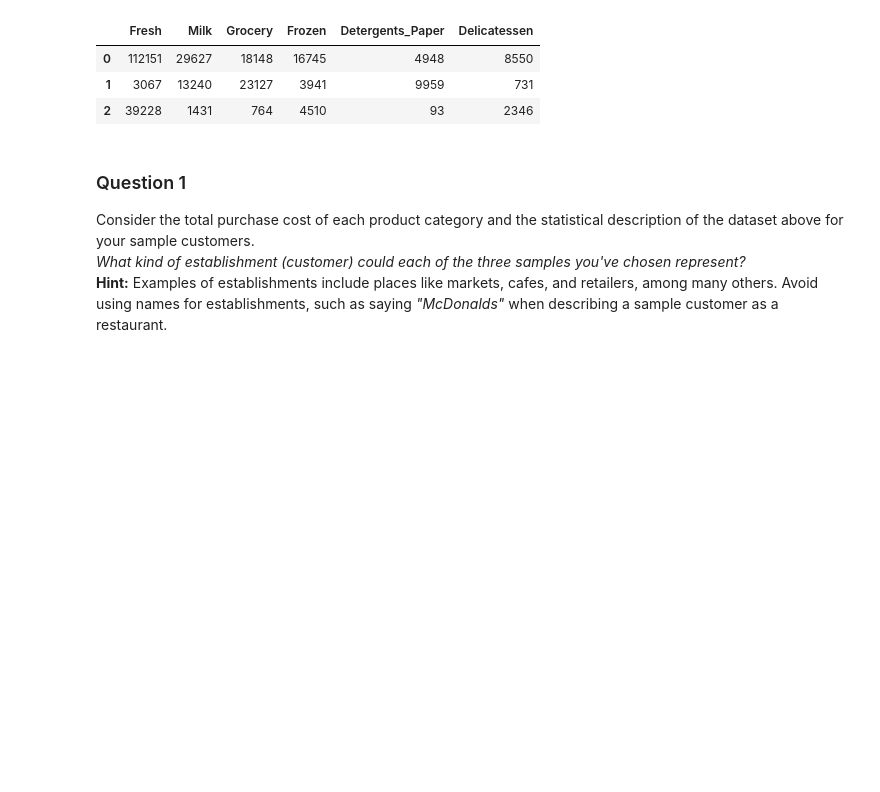
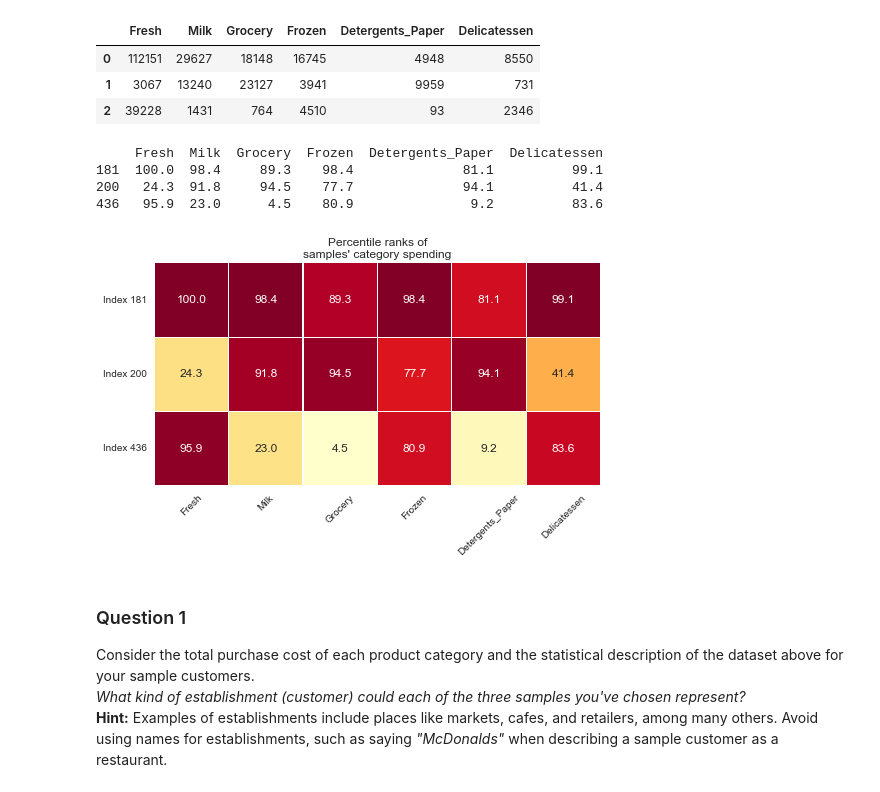
Before and after one commit to iterativo/machine-learning-nanodegree, a Jupyter notebook: projects/creating_customer_segments/customer_segments.ipynb, the cells around one changed output. Drawn from its saved outputs; the diff is of its cells as text; code cells hidden in the pictures; blank space fills up the shorter version.

```diff
--- a/projects/creating_customer_segments/customer_segments.ipynb
+++ b/projects/creating_customer_segments/customer_segments.ipynb
@@ -72,6 +72,25 @@ Chosen samples of wholesale customers dataset:
 | 0 | 112151 | 29627 | 18148 | 16745 | 4948 | 8550 |
 | 1 | 3067 | 13240 | 23127 | 3941 | 9959 | 731 |
 | 2 | 39228 | 1431 | 764 | 4510 | 93 | 2346 |
+# %%
+import matplotlib.pyplot as plt
+import seaborn as sns
+
+# look at percentile ranks
+pcts = 100. * data.rank(axis=0, pct=True).iloc[indices].round(decimals=3)
+print pcts
+
+# visualize percentiles with heatmap
+sns.heatmap(pcts, annot=True, linewidth=.1, vmax=99, fmt='.1f', cmap='YlOrRd', square=True, cbar=False)
+plt.yticks([2.5,1.5,.5], ['Index '+str(x) for x in indices], rotation='horizontal')
+plt.xticks(rotation=45, ha='center')
+plt.title('Percentile ranks of\nsamples\' category spending');
+# %% [output]
+     Fresh  Milk  Grocery  Frozen  Detergents_Paper  Delicatessen
+181  100.0  98.4     89.3    98.4              81.1          99.1
+200   24.3  91.8     94.5    77.7              94.1          41.4
+436   95.9  23.0      4.5    80.9               9.2          83.6
+[figure, added]
 # %% [markdown]
 ### Question 1
 Consider the total purchase cost of each product category and the statistical description of the dataset above for your sample customers.
```
Also changed, not shown: parts of 10 cells of this notebook, 1 other file.
